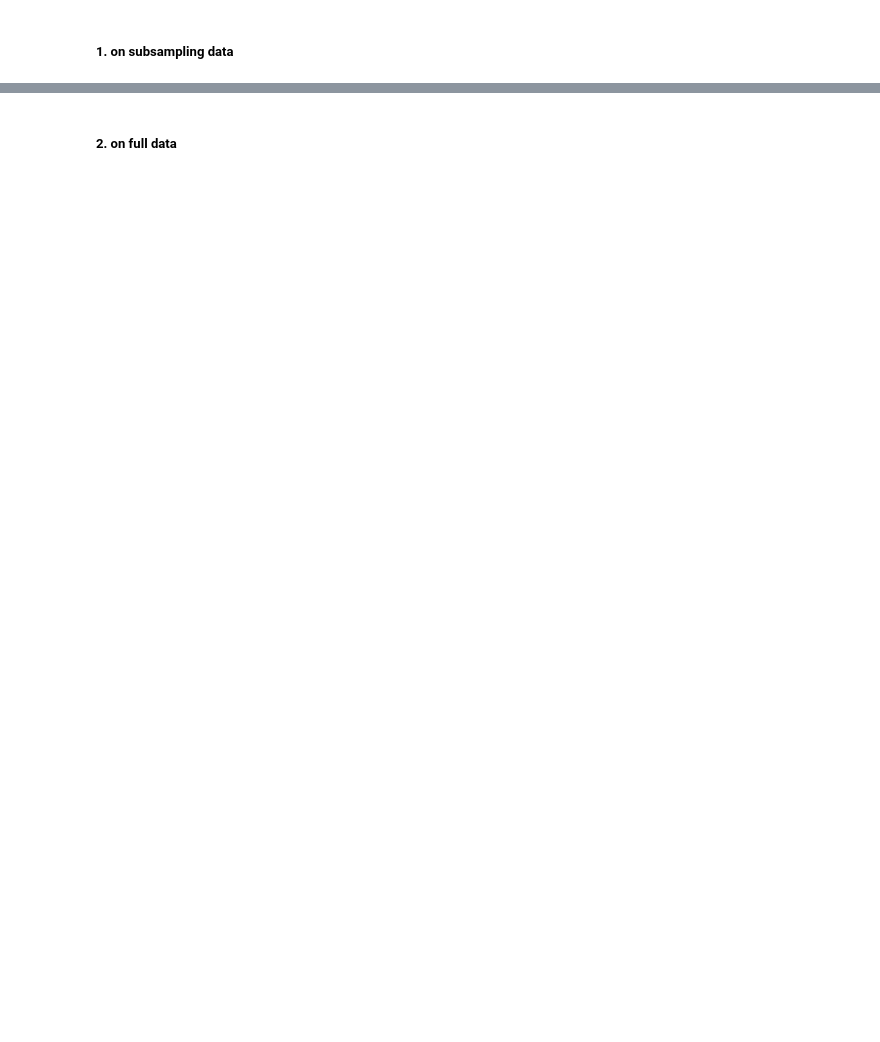
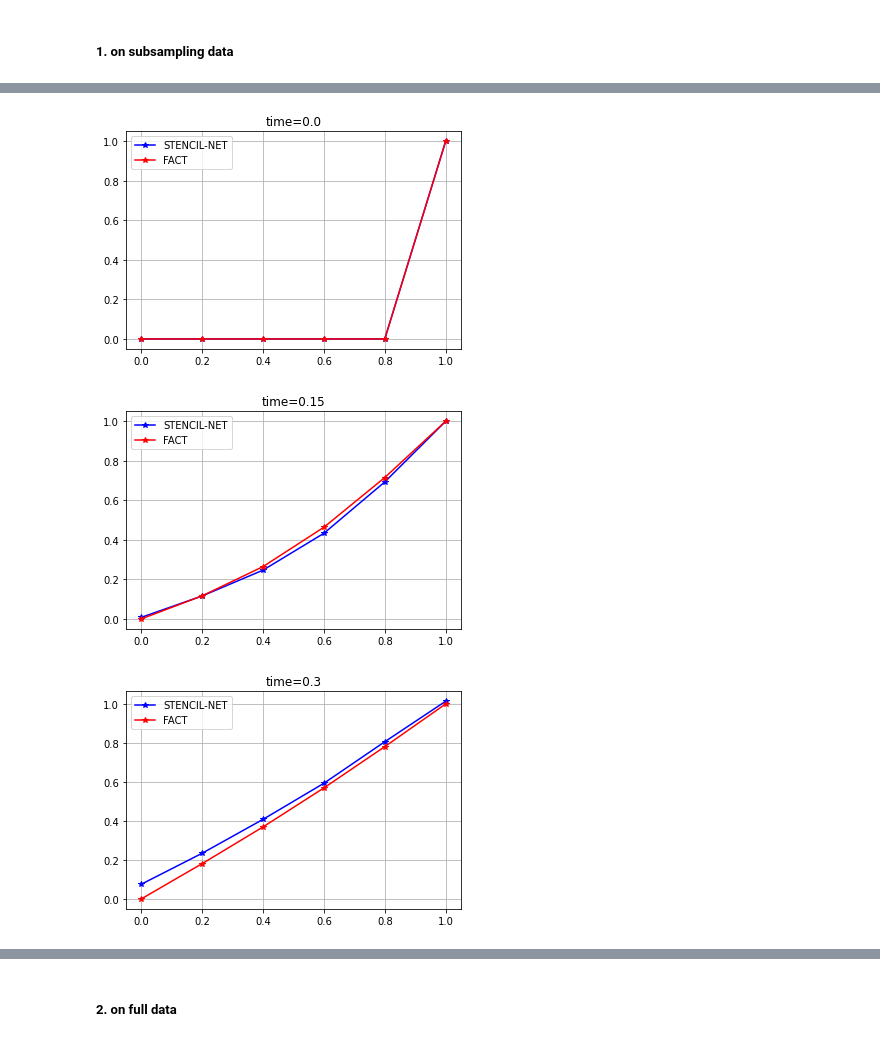
Before and after one commit to ArturTukhbatullin/GIT_stencil-net, a Jupyter notebook: 2_Thermal_conductivity/2_4_Thermal_FINAL_RESULTS.ipynb, the cells around one changed output, grey strips where cells are left out. Cells and saved outputs as stored; diff of their text form; code cells hidden in the pictures; blank space fills up the shorter version.

```diff
--- a/2_Thermal_conductivity/2_4_Thermal_FINAL_RESULTS.ipynb
+++ b/2_Thermal_conductivity/2_4_Thermal_FINAL_RESULTS.ipynb
@@ -178,0 +120,10 @@ mf.view_results(T_sim,x_sim,NN_sim,v_coarse,n=10)
+# %%
+mf.view_results(T_sim,x_sim,NN_sim,v_coarse,T,dtc,n=3)
+
+mf.view_result_imshow(NN_sim,v_coarse,T,dtc,L,dxc,figsize=(10,8))
+
+mf.view_result_metric(NN_sim,v_coarse,T,dtc,L,dxc)
+# %% [output]
+[figure, added]
+[figure, added]
+[figure, added]
```
Also changed, not shown: parts of 16 cells of this notebook, 3 other files.
